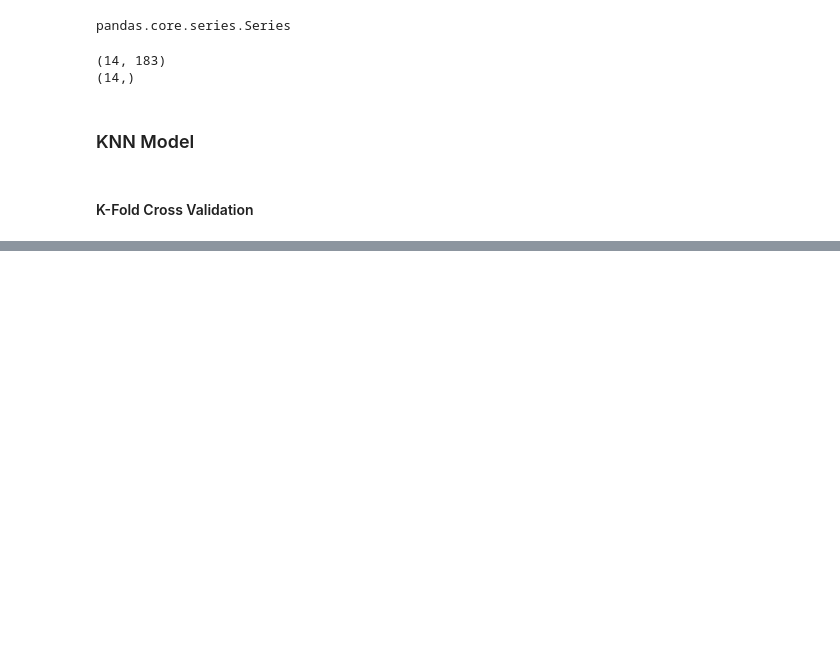
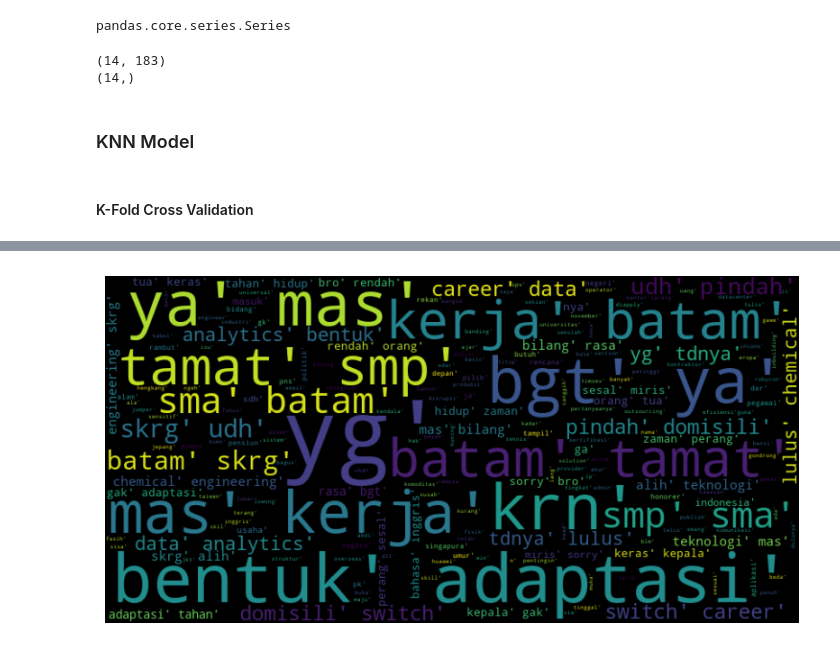
Before and after one commit to ardwiinoo/knn-sentiment-analysis, a Jupyter notebook: modeling.ipynb, the cells around one changed output, grey strips where cells are left out. Saved outputs shown, nothing was run; the diff lists cells and outputs as text; code cells hidden in the pictures; blank space fills up the shorter version.

```diff
--- a/modeling.ipynb
+++ b/modeling.ipynb
@@ -156,0 +194,13 @@ Rata-Rata F1-Score:  0.7666666666666666
+# %%
+dataCleaning = pd.read_csv('./output/data-clean-ind-test.csv')
+
+all_text = ' '.join(dataCleaning['resultStemming'])
+
+wordcloud = WordCloud(width=800, height=400).generate(all_text)
+
+plt.figure(figsize=(10, 5))
+plt.imshow(wordcloud, interpolation='bilinear')
+plt.axis('off')
+plt.show()
+# %% [output]
+[figure, added]
```
Also changed, not shown: parts of 10 cells of this notebook.
